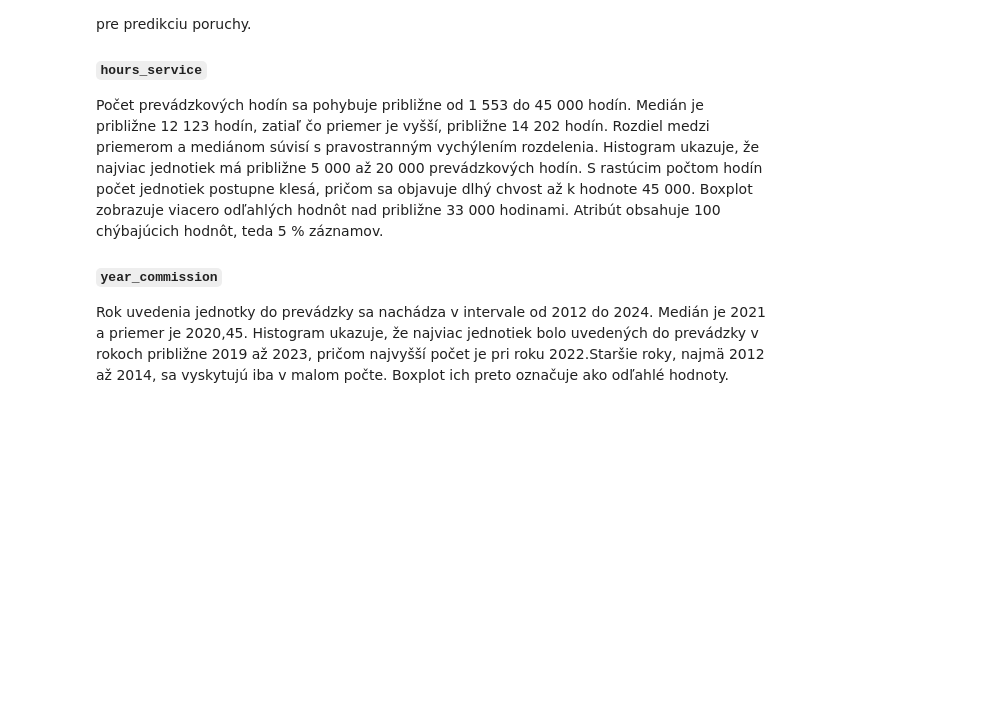
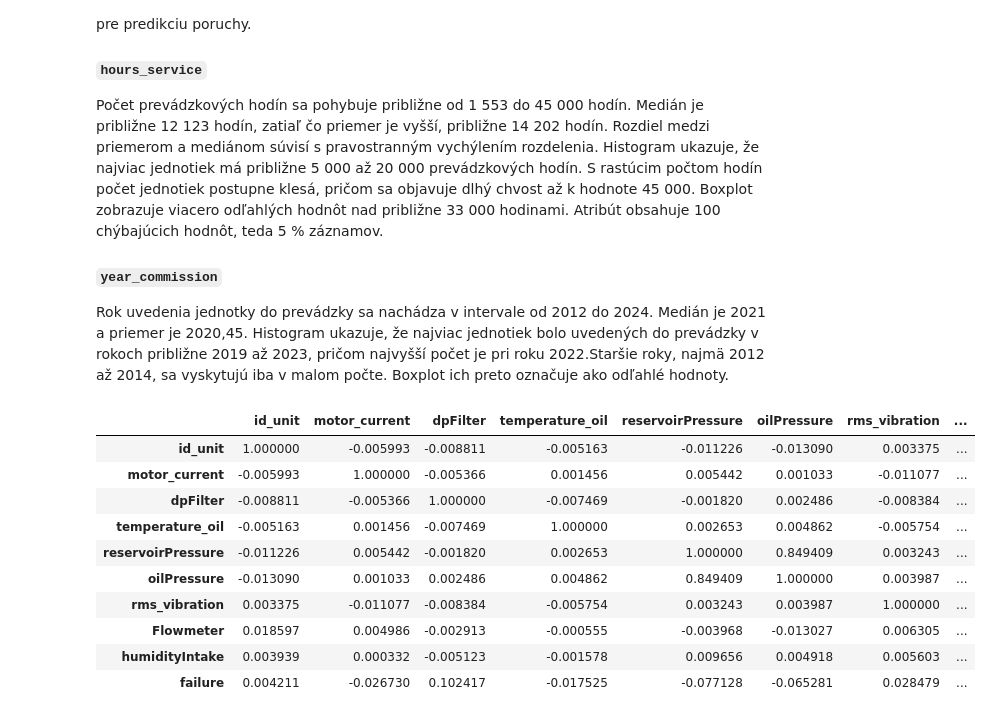
Before and after one commit to Langos428/IAU_projekt, a Jupyter notebook: projekt.ipynb, the cells around one changed output. Saved outputs shown, nothing was run; the diff lists cells and outputs as text; code cells hidden in the pictures; blank space fills up the shorter version.

```diff
--- a/projekt.ipynb
+++ b/projekt.ipynb
@@ -339,3 +339,18 @@ Počet prevádzkových hodín sa pohybuje približne od 1 553 do 45 000 hodín.
 
 #### `year_commission`
 Rok uvedenia jednotky do prevádzky sa nachádza v intervale od 2012 do 2024. Medián je 2021 a priemer je 2020,45. Histogram ukazuje, že najviac jednotiek bolo uvedených do prevádzky v rokoch približne 2019 až 2023, pričom najvyšší počet je pri roku 2022.Staršie roky, najmä 2012 až 2014, sa vyskytujú iba v malom počte. Boxplot ich preto označuje ako odľahlé hodnoty.
+# %%
+#sns.regplot(x="temperature_oil", y="motor_current", data=readings_df)
+readings_df.corr(numeric_only=True)
+# %% [output]
+|  | id_unit | motor_current | dpFilter | temperature_oil | reservoirPressure | oilPressure | rms_vibration | ... |
+| id_unit | 1.000000 | -0.005993 | -0.008811 | -0.005163 | -0.011226 | -0.013090 | 0.003375 | ... |
+| motor_current | -0.005993 | 1.000000 | -0.005366 | 0.001456 | 0.005442 | 0.001033 | -0.011077 | ... |
+| dpFilter | -0.008811 | -0.005366 | 1.000000 | -0.007469 | -0.001820 | 0.002486 | -0.008384 | ... |
+| temperature_oil | -0.005163 | 0.001456 | -0.007469 | 1.000000 | 0.002653 | 0.004862 | -0.005754 | ... |
+| reservoirPressure | -0.011226 | 0.005442 | -0.001820 | 0.002653 | 1.000000 | 0.849409 | 0.003243 | ... |
+| oilPressure | -0.013090 | 0.001033 | 0.002486 | 0.004862 | 0.849409 | 1.000000 | 0.003987 | ... |
+| rms_vibration | 0.003375 | -0.011077 | -0.008384 | -0.005754 | 0.003243 | 0.003987 | 1.000000 | ... |
+| Flowmeter | 0.018597 | 0.004986 | -0.002913 | -0.000555 | -0.003968 | -0.013027 | 0.006305 | ... |
+| humidityIntake | 0.003939 | 0.000332 | -0.005123 | -0.001578 | 0.009656 | 0.004918 | 0.005603 | ... |
+| failure | 0.004211 | -0.026730 | 0.102417 | -0.017525 | -0.077128 | -0.065281 | 0.028479 | ... |
```
Also changed, not shown: parts of 3 cells of this notebook.
